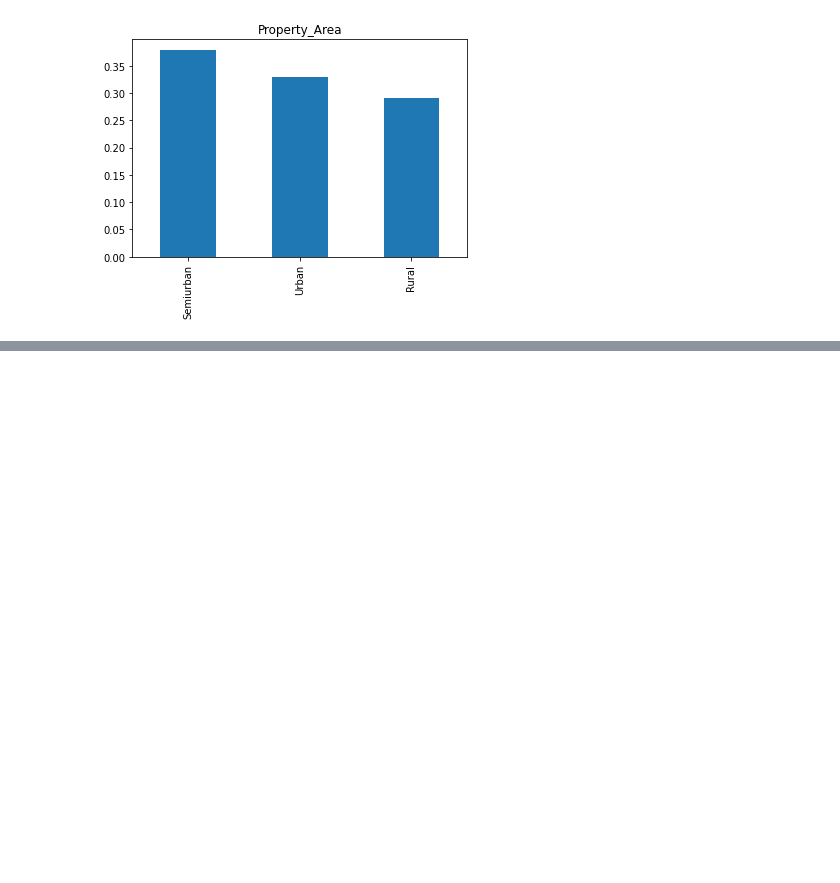
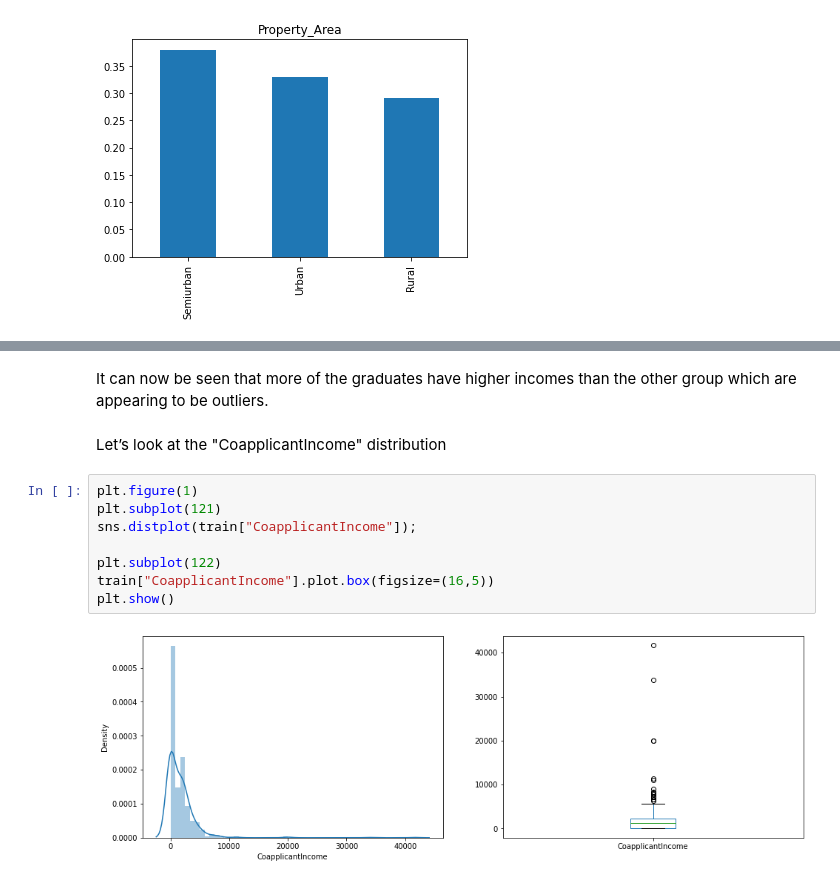
Before and after one commit to Alfred726/Loan-Prediction-Problem, a Jupyter notebook: loan prediction.ipynb, the cells around one changed output, grey strips where cells are left out. Saved outputs shown, nothing was run; the diff lists cells and outputs as text; blank space fills up the shorter version.

```diff
--- a/loan prediction.ipynb
+++ b/loan prediction.ipynb
@@ -232,0 +257,14 @@ train["Property_Area"].value_counts(normalize=True).plot.bar(title="Property_Are
+# %% [markdown]
+It can now be seen that more of the graduates have higher incomes than the other group which are appearing to be outliers.
+# %% [markdown]
+Let’s look at the "CoapplicantIncome" distribution
+# %%
+plt.figure(1)
+plt.subplot(121)
+sns.distplot(train["CoapplicantIncome"]);
+
+plt.subplot(122)
+train["CoapplicantIncome"].plot.box(figsize=(16,5))
+plt.show()
+# %% [output]
+[figure, added]
```
Also changed, not shown: parts of 17 cells of this notebook.
